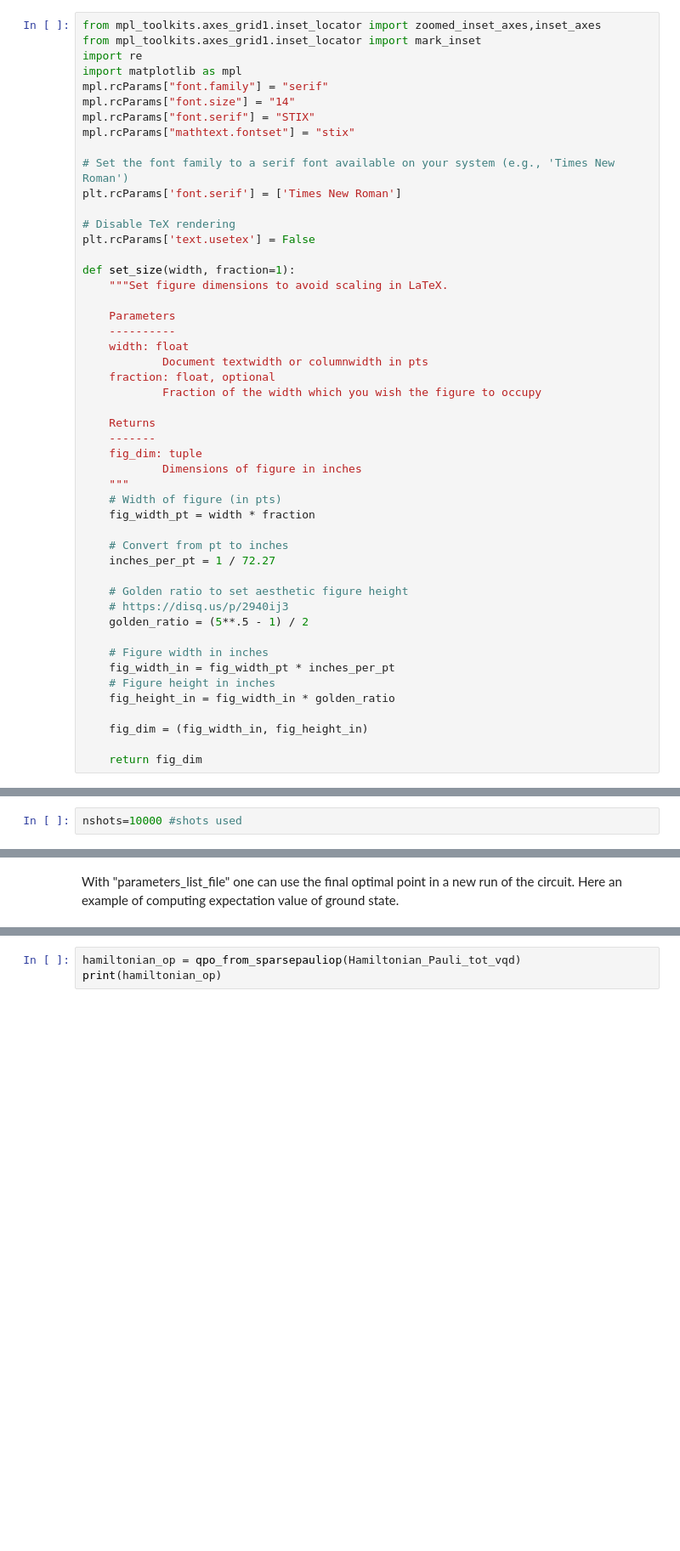
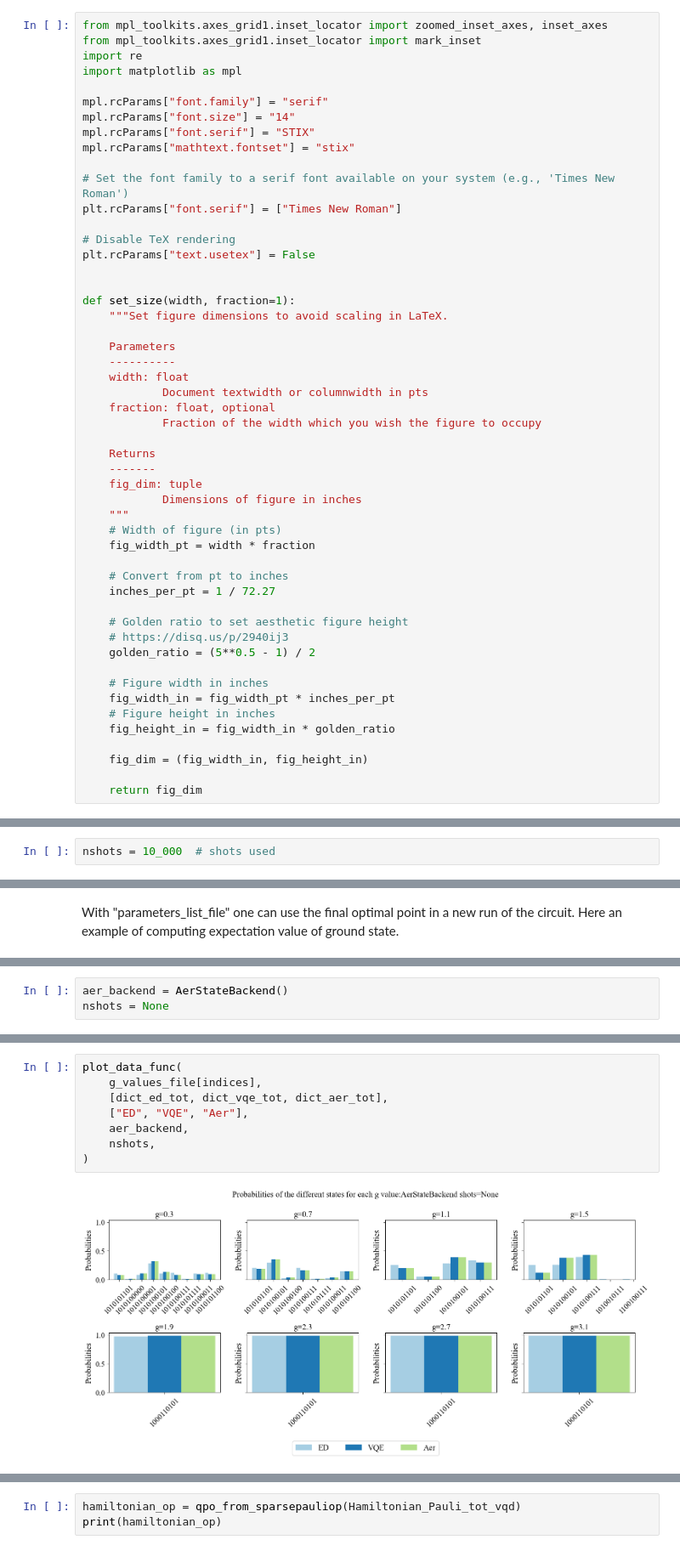
Before and after one commit to ariannacrippa/QC_lattice_H, a Jupyter notebook: notebooks/Quantinuum/static_potential_fermions_pytket.ipynb, the cells around one changed output, grey strips where cells are left out. Shown at 85% size. Drawn from its saved outputs; the diff is of its cells as text; blank space fills up the shorter version.

```diff
--- a/notebooks/Quantinuum/static_potential_fermions_pytket.ipynb
+++ b/notebooks/Quantinuum/static_potential_fermions_pytket.ipynb
@@ -39,20 +36,22 @@ from qiskit.quantum_info import SparsePauliOp, Pauli, Operator
 import qiskit.quantum_info as qinf
 from qiskit.quantum_info import entropy
 # %%
-from mpl_toolkits.axes_grid1.inset_locator import zoomed_inset_axes,inset_axes
+from mpl_toolkits.axes_grid1.inset_locator import zoomed_inset_axes, inset_axes
 from mpl_toolkits.axes_grid1.inset_locator import mark_inset
 import re
 import matplotlib as mpl
+
 mpl.rcParams["font.family"] = "serif"
 mpl.rcParams["font.size"] = "14"
 mpl.rcParams["font.serif"] = "STIX"
 mpl.rcParams["mathtext.fontset"] = "stix"
 
 # Set the font family to a serif font available on your system (e.g., 'Times New Roman')
-plt.rcParams['font.serif'] = ['Times New Roman']
+plt.rcParams["font.serif"] = ["Times New Roman"]
 
 # Disable TeX rendering
-plt.rcParams['text.usetex'] = False
+plt.rcParams["text.usetex"] = False
+
 
 def set_size(width, fraction=1):
     """Set figure dimensions to avoid scaling in LaTeX.
@@ -77,7 +76,7 @@ def set_size(width, fraction=1):
 
     # Golden ratio to set aesthetic figure height
     # https://disq.us/p/2940ij3
-    golden_ratio = (5**.5 - 1) / 2
+    golden_ratio = (5**0.5 - 1) / 2
 
     # Figure width in inches
     fig_width_in = fig_width_pt * inches_per_pt
@@ -329,5 +377,5 @@ VQE results, ground state with NFT optimizer and 10^4 shots "vqe0", standard dev
 
 Data computed with electric basis and truncation l=1
 # %%
-nshots=10000 #shots used
+nshots = 10_000  # shots used
 # %%
@@ -565,0 +713,3 @@ array([0.3, 0.7, 1.1, 1.5, 1.9, 2.3, 2.7, 3.1])
+# %%
+aer_backend = AerStateBackend()
+nshots = None
@@ -565,0 +769,10 @@ array([0.3, 0.7, 1.1, 1.5, 1.9, 2.3, 2.7, 3.1])
+# %%
+plot_data_func(
+    g_values_file[indices],
+    [dict_ed_tot, dict_vqe_tot, dict_aer_tot],
+    ["ED", "VQE", "Aer"],
+    aer_backend,
+    nshots,
+)
+# %% [output]
+[figure, added]
```
Also changed, not shown: parts of 79 cells of this notebook.
